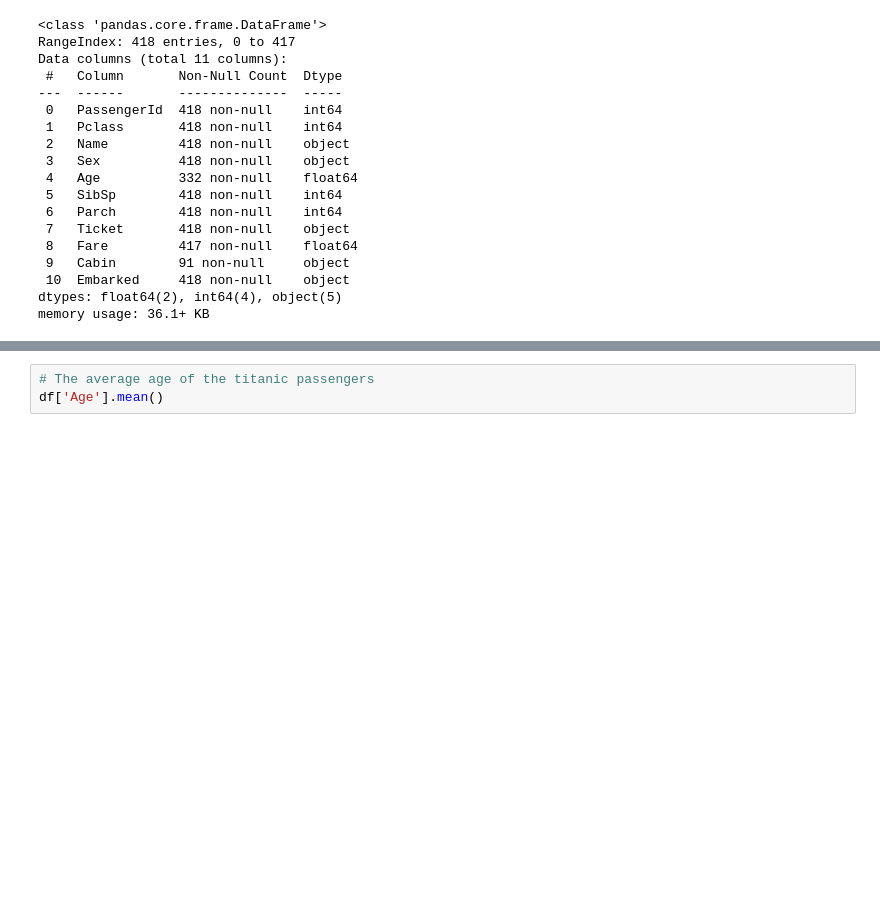
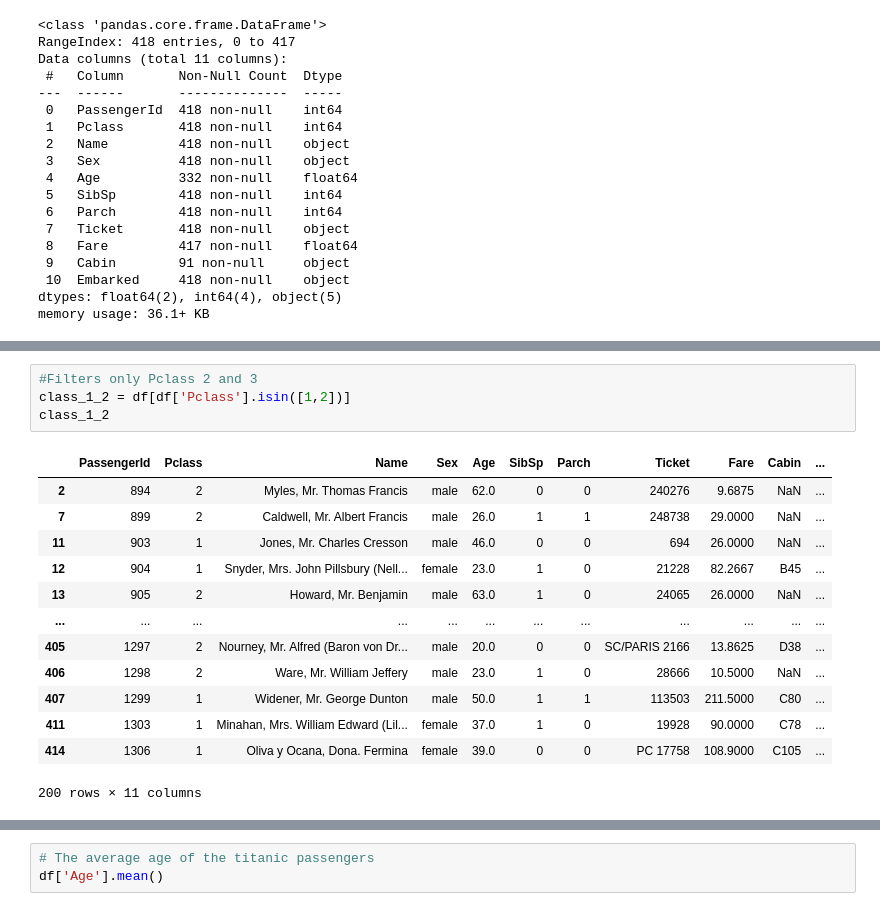
Before and after one commit to 254Bit/TitanicDataAnalysis, a Jupyter notebook: summary.ipynb, the cells around one changed output, grey strips where cells are left out. Cells and saved outputs as stored; diff of their text form; blank space fills up the shorter version.

```diff
--- a/summary.ipynb
+++ b/summary.ipynb
@@ -104,0 +119,18 @@ memory usage: 36.1+ KB
+# %%
+#Filters only Pclass 2 and 3
+class_1_2 = df[df['Pclass'].isin([1,2])]
+class_1_2
+# %% [output]
+|  | PassengerId | Pclass | Name | Sex | Age | SibSp | Parch | Ticket | Fare | Cabin | ... |
+| 2 | 894 | 2 | Myles, Mr. Thomas Francis | male | 62.0 | 0 | 0 | 240276 | 9.6875 | NaN | ... |
+| 7 | 899 | 2 | Caldwell, Mr. Albert Francis | male | 26.0 | 1 | 1 | 248738 | 29.0000 | NaN | ... |
+| 11 | 903 | 1 | Jones, Mr. Charles Cresson | male | 46.0 | 0 | 0 | 694 | 26.0000 | NaN | ... |
+| 12 | 904 | 1 | Snyder, Mrs. John Pillsbury (Nell... | female | 23.0 | 1 | 0 | 21228 | 82.2667 | B45 | ... |
+| 13 | 905 | 2 | Howard, Mr. Benjamin | male | 63.0 | 1 | 0 | 24065 | 26.0000 | NaN | ... |
+| ... | ... | ... | ... | ... | ... | ... | ... | ... | ... | ... | ... |
+| 405 | 1297 | 2 | Nourney, Mr. Alfred (Baron von Dr... | male | 20.0 | 0 | 0 | SC/PARIS 2166 | 13.8625 | D38 | ... |
+| 406 | 1298 | 2 | Ware, Mr. William Jeffery | male | 23.0 | 1 | 0 | 28666 | 10.5000 | NaN | ... |
+| 407 | 1299 | 1 | Widener, Mr. George Dunton | male | 50.0 | 1 | 1 | 113503 | 211.5000 | C80 | ... |
+| 411 | 1303 | 1 | Minahan, Mrs. William Edward (Lil... | female | 37.0 | 1 | 0 | 19928 | 90.0000 | C78 | ... |
+| 414 | 1306 | 1 | Oliva y Ocana, Dona. Fermina | female | 39.0 | 0 | 0 | PC 17758 | 108.9000 | C105 | ... |
+200 rows × 11 columns
```
Also changed, not shown: parts of 16 cells of this notebook.
